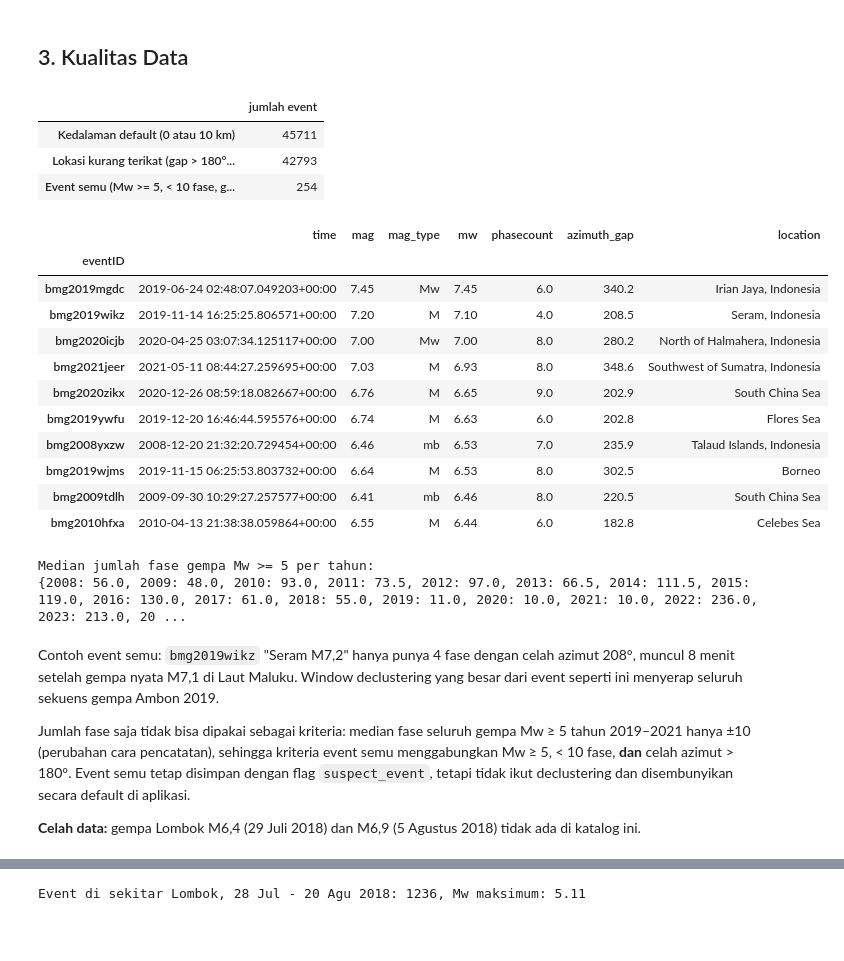
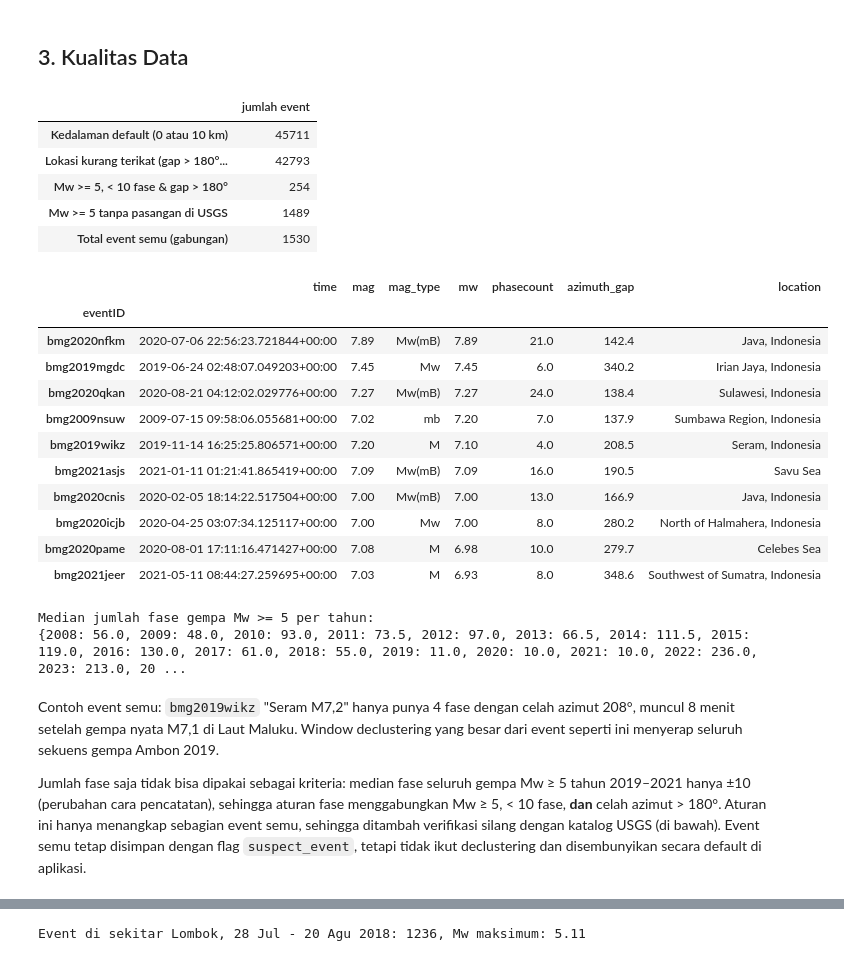
Before and after one commit to wisamWR/ClassificasiGempa-KMeans, a Jupyter notebook: notebooks/data_cleaning.ipynb, the cells around one changed output, grey strips where cells are left out. Cells and saved outputs as stored; diff of their text form; code cells hidden in the pictures; blank space fills up the shorter version.

Commit message:
docs: add seismic zoning notebook and document USGS verification
Co-Authored-By: Claude Opus 5.5 <noreply@anthropic.com>

```diff
--- a/notebooks/data_cleaning.ipynb
+++ b/notebooks/data_cleaning.ipynb
@@ -170,39 +173,43 @@ Karena itu statistik laju gempa sebaiknya hanya memakai event dengan Mw ≥ Mc t
 # %%
 quality = pd.Series({
     "Kedalaman default (0 atau 10 km)": report["depth_fixed"],
     "Lokasi kurang terikat (gap > 180° atau < 5 fase)": report["low_quality_location"],
-    "Event semu (Mw >= 5, < 10 fase, gap > 180°)": report["suspect_event"],
+    "Mw >= 5, < 10 fase & gap > 180°": report["verification"]["few_phases_rule"],
+    "Mw >= 5 tanpa pasangan di USGS": report["verification"]["unconfirmed"],
+    "Total event semu (gabungan)": report["suspect_event"],
 }, name="jumlah event")
 display(quality.to_frame())
 
 suspect = raw.set_index("eventID").loc[df.loc[df["suspect_event"], "eventID"]]
 display(
     suspect.assign(mw=df.set_index("eventID")["mw"])
     .nlargest(10, "mw")[["time", "mag", "mag_type", "mw", "phasecount", "azimuth_gap", "location"]]
     .round({"mag": 2, "mw": 2, "azimuth_gap": 1})
 )
 
 big = df[df["mw"] >= 5].assign(year=df["time"].dt.year)
 big = big.merge(raw[["eventID", "phasecount"]], on="eventID", suffixes=("", "_raw"))
 print("Median jumlah fase gempa Mw >= 5 per tahun:")
 print(big.groupby("year")["phasecount"].median().to_dict())
 # %% [output]
 |  | jumlah event |
 | Kedalaman default (0 atau 10 km) | 45711 |
 | Lokasi kurang terikat (gap > 180°... | 42793 |
-| Event semu (Mw >= 5, < 10 fase, g... | 254 |
+| Mw >= 5, < 10 fase & gap > 180° | 254 |
+| Mw >= 5 tanpa pasangan di USGS | 1489 |
+| Total event semu (gabungan) | 1530 |
 |  | time | mag | mag_type | mw | phasecount | azimuth_gap | location |
 | eventID |  |  |  |  |  |  |  |
+| bmg2020nfkm | 2020-07-06 22:56:23.721844+00:00 | 7.89 | Mw(mB) | 7.89 | 21.0 | 142.4 | Java, Indonesia |
 | bmg2019mgdc | 2019-06-24 02:48:07.049203+00:00 | 7.45 | Mw | 7.45 | 6.0 | 340.2 | Irian Jaya, Indonesia |
+| bmg2020qkan | 2020-08-21 04:12:02.029776+00:00 | 7.27 | Mw(mB) | 7.27 | 24.0 | 138.4 | Sulawesi, Indonesia |
+| bmg2009nsuw | 2009-07-15 09:58:06.055681+00:00 | 7.02 | mb | 7.20 | 7.0 | 137.9 | Sumbawa Region, Indonesia |
 | bmg2019wikz | 2019-11-14 16:25:25.806571+00:00 | 7.20 | M | 7.10 | 4.0 | 208.5 | Seram, Indonesia |
+| bmg2021asjs | 2021-01-11 01:21:41.865419+00:00 | 7.09 | Mw(mB) | 7.09 | 16.0 | 190.5 | Savu Sea |
+| bmg2020cnis | 2020-02-05 18:14:22.517504+00:00 | 7.00 | Mw(mB) | 7.00 | 13.0 | 166.9 | Java, Indonesia |
 | bmg2020icjb | 2020-04-25 03:07:34.125117+00:00 | 7.00 | Mw | 7.00 | 8.0 | 280.2 | North of Halmahera, Indonesia |
+| bmg2020pame | 2020-08-01 17:11:16.471427+00:00 | 7.08 | M | 6.98 | 10.0 | 279.7 | Celebes Sea |
 | bmg2021jeer | 2021-05-11 08:44:27.259695+00:00 | 7.03 | M | 6.93 | 8.0 | 348.6 | Southwest of Sumatra, Indonesia |
-| bmg2020zikx | 2020-12-26 08:59:18.082667+00:00 | 6.76 | M | 6.65 | 9.0 | 202.9 | South China Sea |
-| bmg2019ywfu | 2019-12-20 16:46:44.595576+00:00 | 6.74 | M | 6.63 | 6.0 | 202.8 | Flores Sea |
-| bmg2008yxzw | 2008-12-20 21:32:20.729454+00:00 | 6.46 | mb | 6.53 | 7.0 | 235.9 | Talaud Islands, Indonesia |
-| bmg2019wjms | 2019-11-15 06:25:53.803732+00:00 | 6.64 | M | 6.53 | 8.0 | 302.5 | Borneo |
-| bmg2009tdlh | 2009-09-30 10:29:27.257577+00:00 | 6.41 | mb | 6.46 | 8.0 | 220.5 | South China Sea |
-| bmg2010hfxa | 2010-04-13 21:38:38.059864+00:00 | 6.55 | M | 6.44 | 6.0 | 182.8 | Celebes Sea |
 Median jumlah fase gempa Mw >= 5 per tahun:
 {2008: 56.0, 2009: 48.0, 2010: 93.0, 2011: 73.5, 2012: 97.0, 2013: 66.5, 2014: 111.5, 2015: 119.0, 2016: 130.0, 2017: 61.0, 2018: 55.0, 2019: 11.0, 2020: 10.0, 2021: 10.0, 2022: 236.0, 2023: 213.0, 20 ...
 # %% [markdown]
@@ -210,7 +217,6 @@ Contoh event semu: `bmg2019wikz` "Seram M7,2" hanya punya 4 fase dengan celah az
 nyata M7,1 di Laut Maluku. Window declustering yang besar dari event seperti ini menyerap seluruh sekuens gempa Ambon 2019.
 
 Jumlah fase saja tidak bisa dipakai sebagai kriteria: median fase seluruh gempa Mw ≥ 5 tahun 2019–2021 hanya ±10
-(perubahan cara pencatatan), sehingga kriteria event semu menggabungkan Mw ≥ 5, < 10 fase, **dan** celah azimut > 180°.
+(perubahan cara pencatatan), sehingga aturan fase menggabungkan Mw ≥ 5, < 10 fase, **dan** celah azimut > 180°.
+Aturan ini hanya menangkap sebagian event semu, sehingga ditambah verifikasi silang dengan katalog USGS (di bawah).
 Event semu tetap disimpan dengan flag `suspect_event`, tetapi tidak ikut declustering dan disembunyikan secara default di aplikasi.
-
-**Celah data:** gempa Lombok M6,4 (29 Juli 2018) dan M6,9 (5 Agustus 2018) tidak ada di katalog ini.
```
Also changed, not shown: parts of 9 cells of this notebook, 2 other files.
